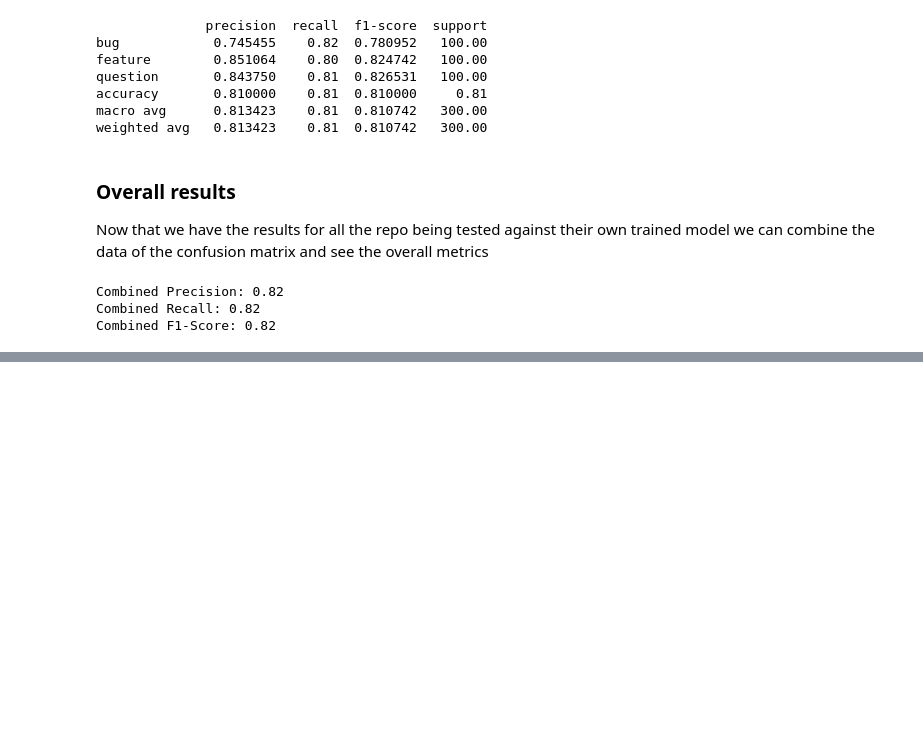
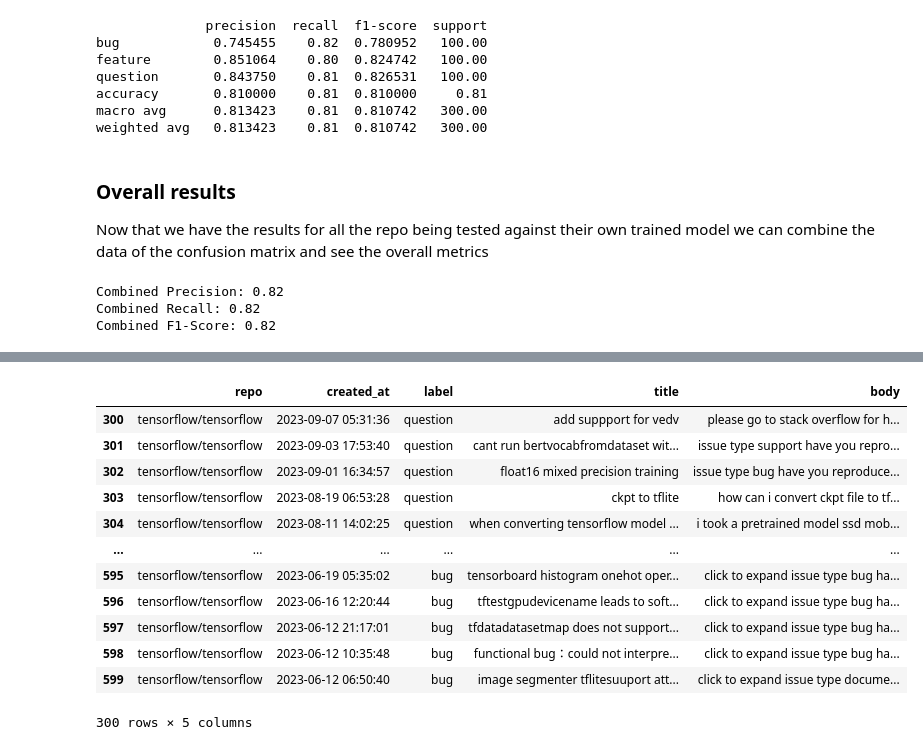
Before and after one commit to G4BE-334/NLBSE-issue-report-classification, a Jupyter notebook: issueclassificationgpt.ipynb, the cells around one changed output, grey strips where cells are left out. Cells and saved outputs as stored; diff of their text form; code cells hidden in the pictures; blank space fills up the shorter version.

```diff
--- a/issueclassificationgpt.ipynb
+++ b/issueclassificationgpt.ipynb
@@ -250,7 +250,7 @@ SyncCursorPage[FineTuningJobEvent](data=[FineTuningJobEvent(id='ftevent-zI5hlvpW
 ### Tensorflow repository dataset fine-tuning process
 # %%
 # Open the file in write mode
-with open('conversational_data_tensorflow.jsonl', 'w', encoding='utf-8') as f:
+with open('data/conversationaldata/conversational_data_tensorflow.jsonl', 'w', encoding='utf-8') as f:
     # Iterate over the rows in the DataFrame
     for index, row in train_data_tensorflow.iterrows():
         # Create the user message by formatting the prompt with the title and body
@@ -301,7 +301,7 @@ SyncCursorPage[FineTuningJobEvent](data=[FineTuningJobEvent(id='ftevent-2RYKqeQt
 ### Microsoft repository dataset fine-tuning process
 # %%
 # Open the file in write mode
-with open('conversational_data_microsoft.jsonl', 'w', encoding='utf-8') as f:
+with open('data/conversationaldata/conversational_data_microsoft.jsonl', 'w', encoding='utf-8') as f:
     # Iterate over the rows in the DataFrame
     for index, row in train_data_microsoft.iterrows():
         # Create the user message by formatting the prompt with the title and body
@@ -352,7 +352,7 @@ SyncCursorPage[FineTuningJobEvent](data=[FineTuningJobEvent(id='ftevent-RkP7u5W0
 ### Bitcoin repository dataset fine-tuning process
 # %%
 # Open the file in write mode
-with open('conversational_data_bitcoin.jsonl', 'w', encoding='utf-8') as f:
+with open('data/conversationaldata/conversational_data_bitcoin.jsonl', 'w', encoding='utf-8') as f:
     # Iterate over the rows in the DataFrame
     for index, row in train_data_bitcoin.iterrows():
         # Create the user message by formatting the prompt with the title and body
@@ -403,7 +403,7 @@ SyncCursorPage[FineTuningJobEvent](data=[FineTuningJobEvent(id='ftevent-y0CHJxm9
 ### OpenCV repository dataset fine-tuning process
 # %%
 # Open the file in write mode
-with open('conversational_data_opencv.jsonl', 'w', encoding='utf-8') as f:
+with open('data/conversationaldata/conversational_data_opencv.jsonl', 'w', encoding='utf-8') as f:
     # Iterate over the rows in the DataFrame
     for index, row in train_data_opencv.iterrows():
         # Create the user message by formatting the prompt with the title and body
@@ -1111,0 +1242,23 @@ Combined F1-Score: 0.82
+# %%
+train_data_facebook = train_data[: 300]
+train_data_tensorflow = train_data[300: 600]
+train_data_microsoft = train_data[600: 900]
+train_data_bitcoin = train_data[900: 1200]
+train_data_opencv= train_data[1200: 1500]
+
+
+train_data_tensorflow
+# %% [output]
+|  | repo | created_at | label | title | body |
+| 300 | tensorflow/tensorflow | 2023-09-07 05:31:36 | question | add suppport for vedv | please go to stack overflow for h... |
+| 301 | tensorflow/tensorflow | 2023-09-03 17:53:40 | question | cant run bertvocabfromdataset wit... | issue type support have you repro... |
+| 302 | tensorflow/tensorflow | 2023-09-01 16:34:57 | question | float16 mixed precision training | issue type bug have you reproduce... |
+| 303 | tensorflow/tensorflow | 2023-08-19 06:53:28 | question | ckpt to tflite | how can i convert ckpt file to tf... |
+| 304 | tensorflow/tensorflow | 2023-08-11 14:02:25 | question | when converting tensorflow model ... | i took a pretrained model ssd mob... |
+| ... | ... | ... | ... | ... | ... |
+| 595 | tensorflow/tensorflow | 2023-06-19 05:35:02 | bug | tensorboard histogram onehot oper... | click to expand issue type bug ha... |
+| 596 | tensorflow/tensorflow | 2023-06-16 12:20:44 | bug | tftestgpudevicename leads to soft... | click to expand issue type bug ha... |
+| 597 | tensorflow/tensorflow | 2023-06-12 21:17:01 | bug | tfdatadatasetmap does not support... | click to expand issue type bug ha... |
+| 598 | tensorflow/tensorflow | 2023-06-12 10:35:48 | bug | functional bug：could not interpre... | click to expand issue type bug ha... |
+| 599 | tensorflow/tensorflow | 2023-06-12 06:50:40 | bug | image segmenter tflitesuuport att... | click to expand issue type docume... |
+300 rows × 5 columns
```
Also changed, not shown: parts of 35 cells of this notebook, 9 other files.
